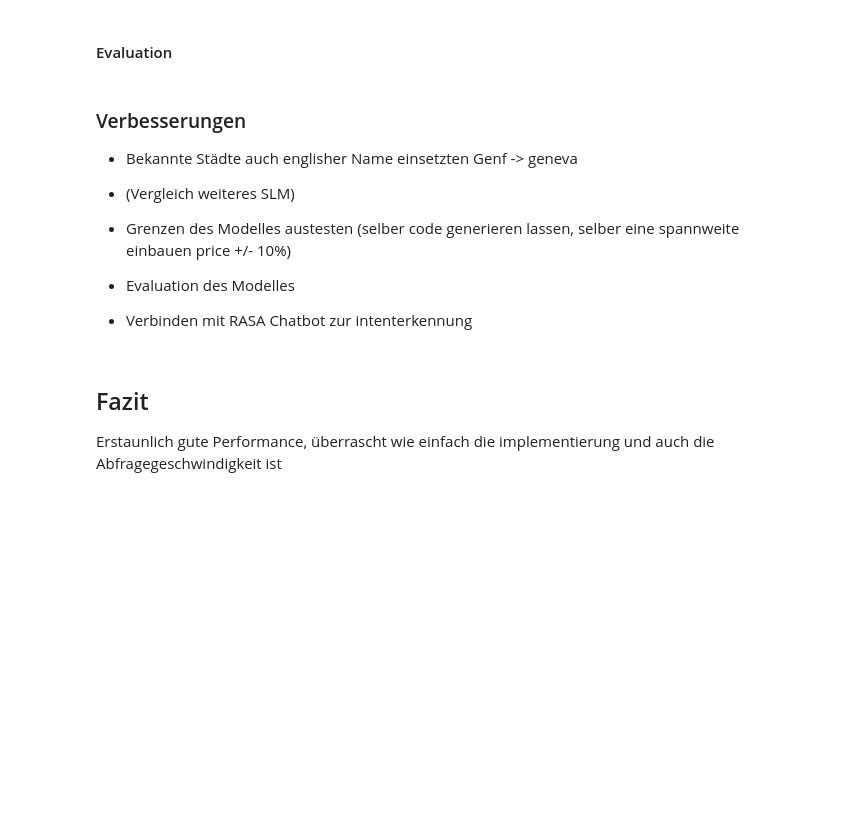
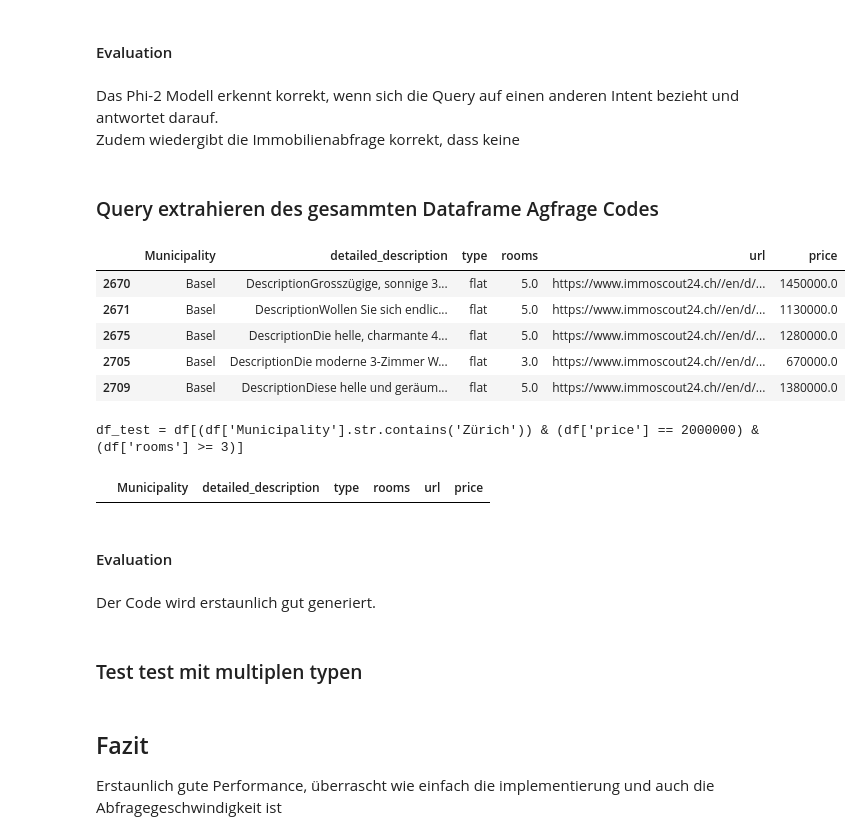
Before and after one commit to 7ben18/fhnw-npr-Natural-Language-Processing, a Jupyter notebook: mini-challenge2/few-shot-llm/few_shot_llm.ipynb, the cells around one changed output. Cells and saved outputs as stored; diff of their text form; code cells hidden in the pictures; blank space fills up the shorter version.

```diff
--- a/mini-challenge2/few-shot-llm/few_shot_llm.ipynb
+++ b/mini-challenge2/few-shot-llm/few_shot_llm.ipynb
@@ -295,12 +312,63 @@ Yes, we have bread.
 'No specific answer found.'
 # %% [markdown]
 #### Evaluation
-# %% [markdown]
-### Verbesserungen
-
-- Bekannte Städte auch englisher Name einsetzten Genf -> geneva
-- (Vergleich weiteres SLM)
-- Grenzen des Modelles austesten (selber code generieren lassen, selber eine spannweite einbauen price +/- 10%)
-- Evaluation des Modelles
-
-- Verbinden mit RASA Chatbot zur intenterkennung
+# %% [markdown]
+Das Phi-2 Modell erkennt korrekt, wenn sich die Query auf einen anderen Intent bezieht und antwortet darauf. <br>
+Zudem wiedergibt die Immobilienabfrage korrekt, dass keine
+# %% [markdown]
+### Query extrahieren des gesammten Dataframe Agfrage Codes
+# %%
+few_shot_examples_code = [
+    {
+        "Question": "I am looking for an flat in Zurich under 1'000'000 CHF.",
+        "Answer": "df_test = df[(df['Municipality'].str.contains('Zürich')) & (df['price'] < 1000000) & (df['type'].str.contains('flat'))]"
+    },
+    {
+        "Question": "Are there terraced houses in Bern in the CHF 500,000 to 700,000 range?",
+        "Answer": "df_test = df[(df['Municipality'].str.contains('Bern')) & (df['price'] >= 500000) & (df['price'] <= 700000) & (df['type'].str.contains('terraced_house'))]"
+    },
+    {
+        "Question": "I need a detached house in Lucerne with a garden for around CHF 1,200,000.",
+        "Answer": "df_test = df[(df['Municipality'].str.contains('Luzern')) & (df['price'] == 1200000) & (df['type'].str.contains('detached_house'))]"
+    },
+    {
+        "Question": "Are there modern apartments with 3.5 rooms available in Basel for under CHF 900,000?",
+        "Answer": "df_test = df[(df['Municipality'].str.contains('Basel')) & (df['rooms'] == 3.5) & (df['price'] < 900000) & (df['type'].str.contains('apartment'))]"
+    },
+    {
+        "Question": "I am looking for a large house in Lausanne, at least 5 rooms, up to 1'500'000 CHF.",
+        "Answer": "df_test = df[(df['Municipality'].str.contains('Lausanne')) & (df['rooms'] >= 5) & (df['price'] <= 1500000) & (df['type'].str.contains('house'))]"
+    }
+]
+# %%
+query = "Show me flats in Basel which cost less than 2'000'000 CHF with 3 or more rooms."
+
+response = get_model_response(query, model=model, tokenizer=tokenizer, examples=few_shot_examples_code)
+
+exec(response)
+df_test.head()
+# %% [output]
+|  | Municipality | detailed_description | type | rooms | url | price |
+| 2670 | Basel | DescriptionGrosszügige, sonnige 3... | flat | 5.0 | https://www.immoscout24.ch//en/d/... | 1450000.0 |
+| 2671 | Basel | DescriptionWollen Sie sich endlic... | flat | 5.0 | https://www.immoscout24.ch//en/d/... | 1130000.0 |
+| 2675 | Basel | DescriptionDie helle, charmante 4... | flat | 5.0 | https://www.immoscout24.ch//en/d/... | 1280000.0 |
+| 2705 | Basel | DescriptionDie moderne 3-Zimmer W... | flat | 3.0 | https://www.immoscout24.ch//en/d/... | 670000.0 |
+| 2709 | Basel | DescriptionDiese helle und geräum... | flat | 5.0 | https://www.immoscout24.ch//en/d/... | 1380000.0 |
+# %%
+query = "Show me houses in Zürich which costs arround 2'000'000 CHF with 3 or more rooms."
+
+response = get_model_response(query, model=model, tokenizer=tokenizer, examples=few_shot_examples_code)
+
+print(response)
+
+exec(response)
+df_test.head()
+# %% [output]
+df_test = df[(df['Municipality'].str.contains('Zürich')) & (df['price'] == 2000000) & (df['rooms'] >= 3)]
+|  | Municipality | detailed_description | type | rooms | url | price |
+# %% [markdown]
+#### Evaluation
+# %% [markdown]
+Der Code wird erstaunlich gut generiert.
+# %% [markdown]
+### Test test mit multiplen typen
```
Also changed, not shown: parts of 14 cells of this notebook.
